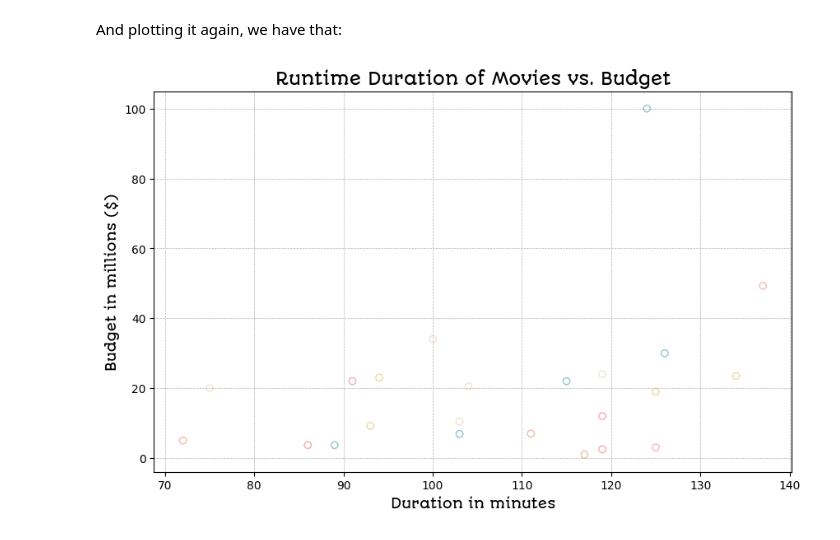
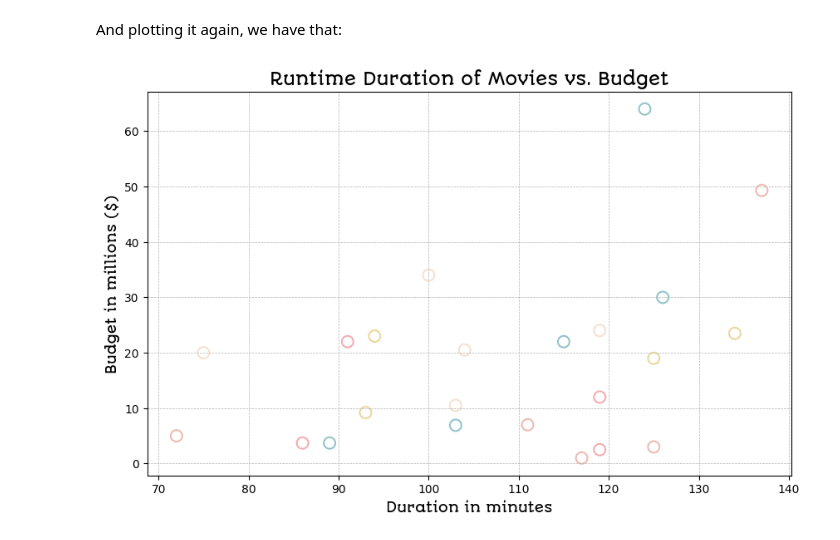
Before and after one commit to sarahi-capi/ghibli-data-analysis, a Jupyter notebook: notebooks/02_exploratory_data_analysis.ipynb, the cells around one changed output. Drawn from its saved outputs; the diff is of its cells as text; code cells hidden in the pictures.

```diff
--- a/notebooks/02_exploratory_data_analysis.ipynb
+++ b/notebooks/02_exploratory_data_analysis.ipynb
@@ -102,5 +114,6 @@ From what I found, the movie "When Marnie Was There" had a budget of ¥1.15 bill
 # %%
 studio_ghibli.loc[studio_ghibli["Name"] == "When Marnie Was There", "Budget"] = 10500000
+studio_ghibli.loc[studio_ghibli["Name"] == "The Boy and the Heron", "Budget"] = 64000000
 studio_ghibli.head()
 # %% [output]
 |  | Name | Year | Director | Screenplay | Budget | Revenue | Genre 1 | Genre 2 | Genre 3 | Duration |
@@ -117,22 +130,27 @@ studio_ghibli.to_parquet("../data/Studio Ghibli - Clean.parquet")
 # %% [markdown]
 And plotting it again, we have that:
 # %%
+# Updating the values
 x = studio_ghibli["Duration"].dt.seconds / 60
 y = studio_ghibli["Budget"] / 1E6
 
-# Scatter Plot
-plt.figure(figsize = (10,6)) # 10 x 6 inches plot
-plt.scatter(x, y, c = 'w', edgecolor = palette)
+# Scatter Plot with matplotlib
+plt.figure(figsize = (10,6))
+
+plt.scatter(x, y,
+            c = "w", edgecolor = palette,
+            s = 100, linewidths = 1.5)
 plt.title("Runtime Duration of Movies vs. Budget",
           fontproperties = plot_font,
           fontsize = 15)
 plt.xlabel("Duration in minutes",
            fontproperties = plot_font,
            fontsize = 12)
 plt.ylabel("Budget in millions ($)",
            fontproperties = plot_font,
            fontsize = 12)
+
 plt.grid(True, which = 'both', linestyle = '--', linewidth = 0.5)
 plt.show()
 # %% [output]
-[figure, old version]
+[figure, new version]
```
Also changed, not shown: parts of 17 cells of this notebook, 2 other files.
